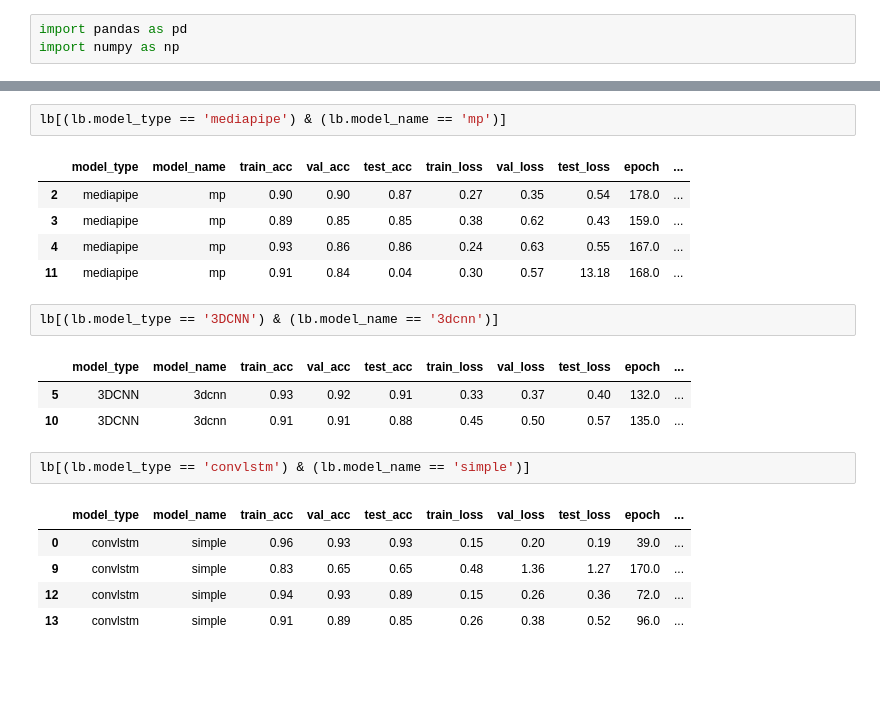
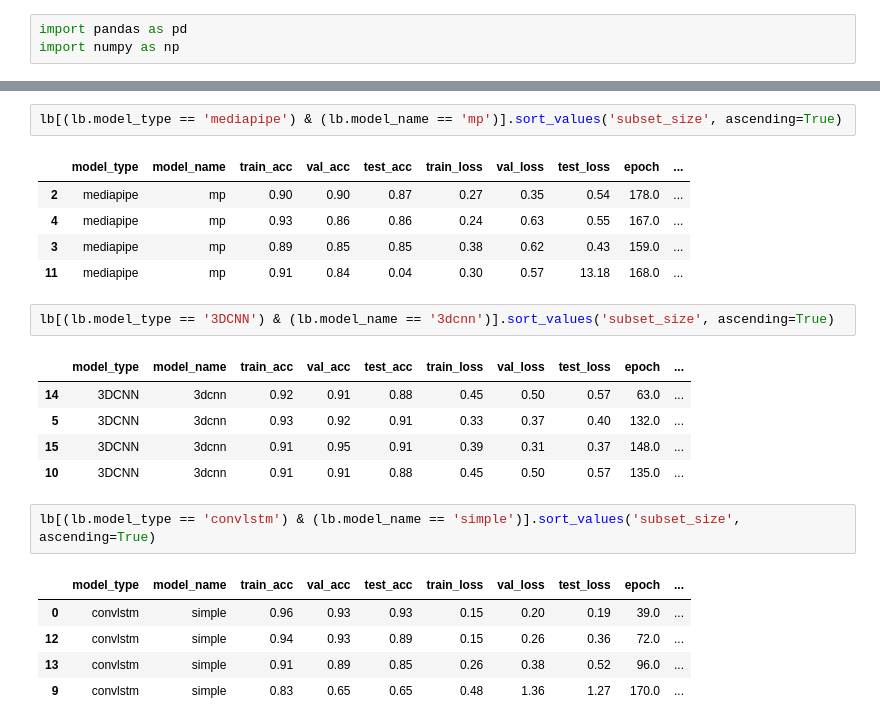
Before and after one commit to Javimh18/TFM_DSBD, a Jupyter notebook: src/get_results_leaderboard.ipynb, the cells around one changed output, grey strips where cells are left out. Saved outputs shown, nothing was run; the diff lists cells and outputs as text; blank space fills up the shorter version.

```diff
--- a/src/get_results_leaderboard.ipynb
+++ b/src/get_results_leaderboard.ipynb
@@ -30,23 +32,25 @@ lb
 # %%
-lb[(lb.model_type == 'mediapipe') & (lb.model_name == 'mp')]
+lb[(lb.model_type == 'mediapipe') & (lb.model_name == 'mp')].sort_values('subset_size', ascending=True)
 # %% [output]
 |  | model_type | model_name | train_acc | val_acc | test_acc | train_loss | val_loss | test_loss | epoch | ... |
 | 2 | mediapipe | mp | 0.90 | 0.90 | 0.87 | 0.27 | 0.35 | 0.54 | 178.0 | ... |
+| 4 | mediapipe | mp | 0.93 | 0.86 | 0.86 | 0.24 | 0.63 | 0.55 | 167.0 | ... |
 | 3 | mediapipe | mp | 0.89 | 0.85 | 0.85 | 0.38 | 0.62 | 0.43 | 159.0 | ... |
-| 4 | mediapipe | mp | 0.93 | 0.86 | 0.86 | 0.24 | 0.63 | 0.55 | 167.0 | ... |
 | 11 | mediapipe | mp | 0.91 | 0.84 | 0.04 | 0.30 | 0.57 | 13.18 | 168.0 | ... |
 # %%
-lb[(lb.model_type == '3DCNN') & (lb.model_name == '3dcnn')]
+lb[(lb.model_type == '3DCNN') & (lb.model_name == '3dcnn')].sort_values('subset_size', ascending=True)
 # %% [output]
 |  | model_type | model_name | train_acc | val_acc | test_acc | train_loss | val_loss | test_loss | epoch | ... |
+| 14 | 3DCNN | 3dcnn | 0.92 | 0.91 | 0.88 | 0.45 | 0.50 | 0.57 | 63.0 | ... |
 | 5 | 3DCNN | 3dcnn | 0.93 | 0.92 | 0.91 | 0.33 | 0.37 | 0.40 | 132.0 | ... |
+| 15 | 3DCNN | 3dcnn | 0.91 | 0.95 | 0.91 | 0.39 | 0.31 | 0.37 | 148.0 | ... |
 | 10 | 3DCNN | 3dcnn | 0.91 | 0.91 | 0.88 | 0.45 | 0.50 | 0.57 | 135.0 | ... |
 # %%
-lb[(lb.model_type == 'convlstm') & (lb.model_name == 'simple')]
+lb[(lb.model_type == 'convlstm') & (lb.model_name == 'simple')].sort_values('subset_size', ascending=True)
 # %% [output]
 |  | model_type | model_name | train_acc | val_acc | test_acc | train_loss | val_loss | test_loss | epoch | ... |
 | 0 | convlstm | simple | 0.96 | 0.93 | 0.93 | 0.15 | 0.20 | 0.19 | 39.0 | ... |
-| 9 | convlstm | simple | 0.83 | 0.65 | 0.65 | 0.48 | 1.36 | 1.27 | 170.0 | ... |
 | 12 | convlstm | simple | 0.94 | 0.93 | 0.89 | 0.15 | 0.26 | 0.36 | 72.0 | ... |
 | 13 | convlstm | simple | 0.91 | 0.89 | 0.85 | 0.26 | 0.38 | 0.52 | 96.0 | ... |
+| 9 | convlstm | simple | 0.83 | 0.65 | 0.65 | 0.48 | 1.36 | 1.27 | 170.0 | ... |
 # %%
```
Also changed, not shown: parts of 3 cells of this notebook, 4 other files.
